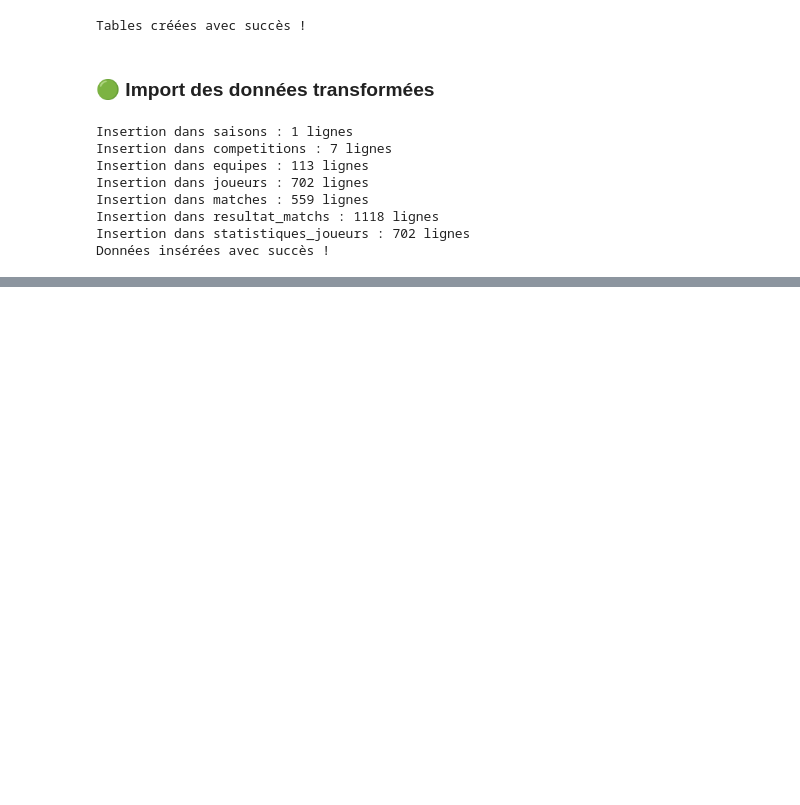
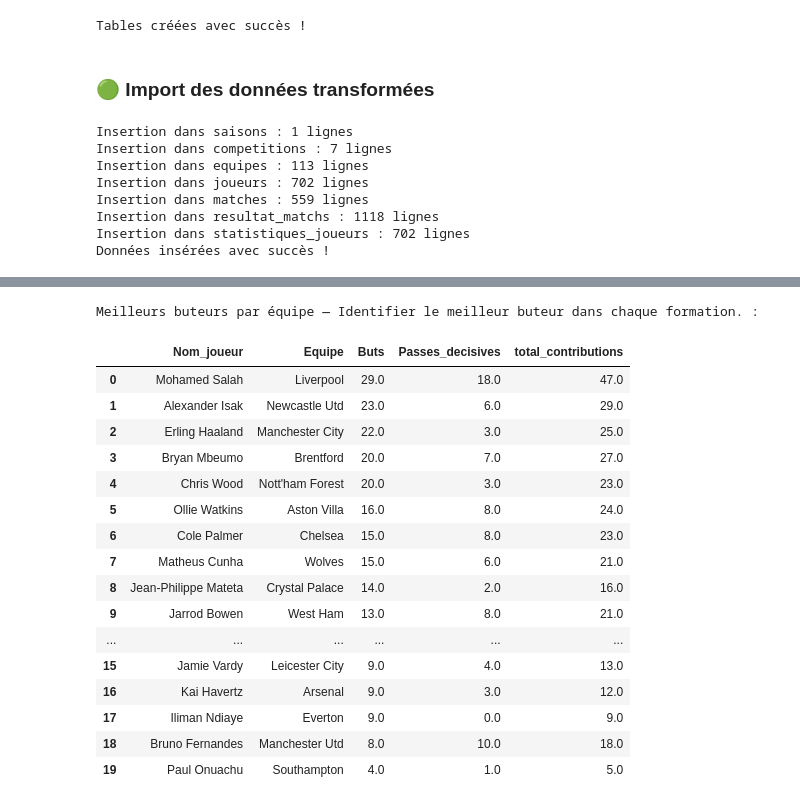
Before and after one commit to bouchramilo/FootData_Analytics_Modeling, a Jupyter notebook: notebooks/insert_in_db.ipynb, the cells around one changed output, grey strips where cells are left out. Saved outputs shown, nothing was run; the diff lists cells and outputs as text; code cells hidden in the pictures; blank space fills up the shorter version.

Commit message:
FAM-16 Analyse des performances des joueurs

```diff
--- a/notebooks/insert_in_db.ipynb
+++ b/notebooks/insert_in_db.ipynb
@@ -253,0 +674,28 @@ Données insérées avec succès !
+# %%
+from sqlalchemy import select, func
+
+query_q8 = (
+    select(
+        Equipe.c.equipe.label("Equipe"),
+        func.sum(Resultat_Match.c.buts_concedes).label('total_buts_concedes'),
+        func.count(Resultat_Match.c.id).label('nombre_matches'),
+        func.round(func.avg(Resultat_Match.c.buts_concedes), 2).label('moyenne_buts_concedes_par_match')
+    )
+    .select_from(
+        Resultat_Match
+        .join(Equipe, Resultat_Match.c.equipe_id == Equipe.c.id)
+    )
+    .group_by(Equipe.c.equipe)
+    .order_by('total_buts_concedes')
+)
+# %%
+print(f"Équipes avec la meilleure défense (par buts concédés) :")
+
+with engine.connect() as conn:
+    results = conn.execute(query_q8).fetchall()
+    # for row in results:
+    #     print(row)
+
+    res_q8 = pd.DataFrame(results, columns=["Equipe", "total_buts_concedes", "nombre_matches", "moyenne_buts_concedes_par_match"])
+
+res_q8
@@ -253,0 +782,30 @@ Données insérées avec succès !
+# %%
+print(f"Meilleurs buteurs par équipe — Identifier le meilleur buteur dans chaque formation. :")
+
+with engine.connect() as conn:
+    results = conn.execute(query_q9).fetchall()
+    # for row in results:
+    #     print(row)
+
+    res_q9 = pd.DataFrame(results, columns=["Nom_joueur", "Equipe", "Buts", "Passes_decisives", "total_contributions"])
+
+res_q9
+# %% [output]
+Meilleurs buteurs par équipe — Identifier le meilleur buteur dans chaque formation. :
+|  | Nom_joueur | Equipe | Buts | Passes_decisives | total_contributions |
+| 0 | Mohamed Salah | Liverpool | 29.0 | 18.0 | 47.0 |
+| 1 | Alexander Isak | Newcastle Utd | 23.0 | 6.0 | 29.0 |
+| 2 | Erling Haaland | Manchester City | 22.0 | 3.0 | 25.0 |
+| 3 | Bryan Mbeumo | Brentford | 20.0 | 7.0 | 27.0 |
+| 4 | Chris Wood | Nott'ham Forest | 20.0 | 3.0 | 23.0 |
+| 5 | Ollie Watkins | Aston Villa | 16.0 | 8.0 | 24.0 |
+| 6 | Cole Palmer | Chelsea | 15.0 | 8.0 | 23.0 |
+| 7 | Matheus Cunha | Wolves | 15.0 | 6.0 | 21.0 |
+| 8 | Jean-Philippe Mateta | Crystal Palace | 14.0 | 2.0 | 16.0 |
+| 9 | Jarrod Bowen | West Ham | 13.0 | 8.0 | 21.0 |
+| ... | ... | ... | ... | ... | ... |
+| 15 | Jamie Vardy | Leicester City | 9.0 | 4.0 | 13.0 |
+| 16 | Kai Havertz | Arsenal | 9.0 | 3.0 | 12.0 |
+| 17 | Iliman Ndiaye | Everton | 9.0 | 0.0 | 9.0 |
+| 18 | Bruno Fernandes | Manchester Utd | 8.0 | 10.0 | 18.0 |
+| 19 | Paul Onuachu | Southampton | 4.0 | 1.0 | 5.0 |
```
Also changed, not shown: parts of 33 cells of this notebook.
